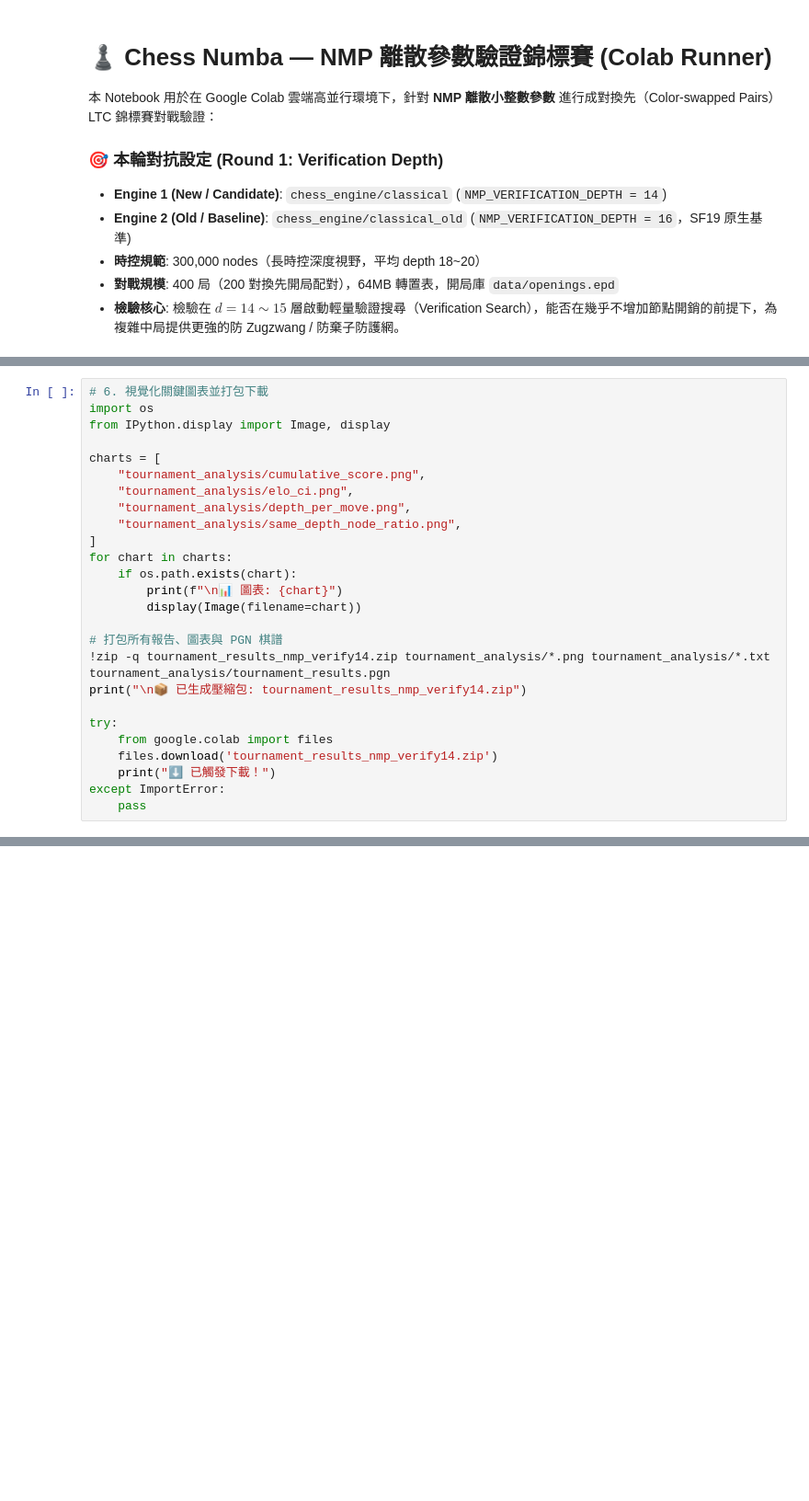
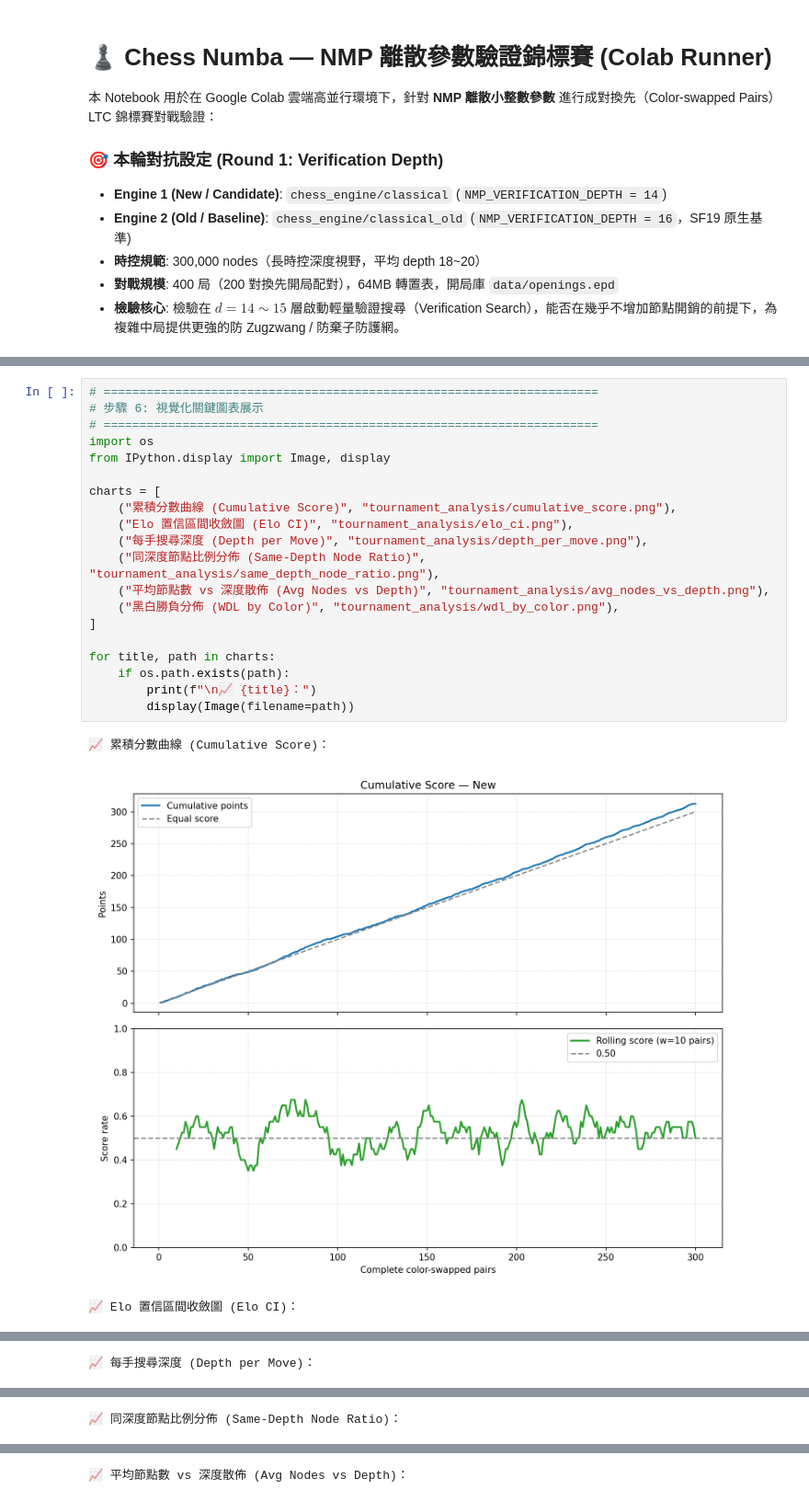
Before and after one commit to b08203031/chess_numba, a Jupyter notebook: tournament_colab_runner_nmp_discrete.ipynb, the cells around one changed output, grey strips where cells are left out. Shown at 92% size. Cells and saved outputs as stored; diff of their text form; blank space fills up the shorter version.

```diff
--- a/tournament_colab_runner_nmp_discrete.ipynb
+++ b/tournament_colab_runner_nmp_discrete.ipynb
@@ -77,26 +197,24 @@ if report_path.exists():
 # %%
-# 6. 視覺化關鍵圖表並打包下載
+# =====================================================================
+# 步驟 6: 視覺化關鍵圖表展示
+# =====================================================================
 import os
 from IPython.display import Image, display
 
 charts = [
-    "tournament_analysis/cumulative_score.png",
-    "tournament_analysis/elo_ci.png",
-    "tournament_analysis/depth_per_move.png",
-    "tournament_analysis/same_depth_node_ratio.png",
+    ("累積分數曲線 (Cumulative Score)", "tournament_analysis/cumulative_score.png"),
+    ("Elo 置信區間收斂圖 (Elo CI)", "tournament_analysis/elo_ci.png"),
+    ("每手搜尋深度 (Depth per Move)", "tournament_analysis/depth_per_move.png"),
+    ("同深度節點比例分佈 (Same-Depth Node Ratio)", "tournament_analysis/same_depth_node_ratio.png"),
+    ("平均節點數 vs 深度散佈 (Avg Nodes vs Depth)", "tournament_analysis/avg_nodes_vs_depth.png"),
+    ("黑白勝負分佈 (WDL by Color)", "tournament_analysis/wdl_by_color.png"),
 ]
-for chart in charts:
-    if os.path.exists(chart):
-        print(f"\n📊 圖表: {chart}")
-        display(Image(filename=chart))
 
-# 打包所有報告、圖表與 PGN 棋譜
-!zip -q tournament_results_nmp_verify14.zip tournament_analysis/*.png tournament_analysis/*.txt tournament_analysis/tournament_results.pgn
-print("\n📦 已生成壓縮包: tournament_results_nmp_verify14.zip")
-
-try:
-    from google.colab import files
-    files.download('tournament_results_nmp_verify14.zip')
-    print("⬇️ 已觸發下載！")
-except ImportError:
-    pass
+for title, path in charts:
+    if os.path.exists(path):
+        print(f"\n📈 {title}：")
+        display(Image(filename=path))
+# %% [output]
+📈 累積分數曲線 (Cumulative Score)：
+[figure, added]
+📈 Elo 置信區間收斂圖 (Elo CI)：
@@ -102,0 +222 @@ except ImportError:
+📈 每手搜尋深度 (Depth per Move)：
@@ -102,0 +224 @@ except ImportError:
+📈 同深度節點比例分佈 (Same-Depth Node Ratio)：
@@ -102,0 +226 @@ except ImportError:
+📈 平均節點數 vs 深度散佈 (Avg Nodes vs Depth)：
```
Also changed, not shown: parts of 8 cells of this notebook, 13 other files.
